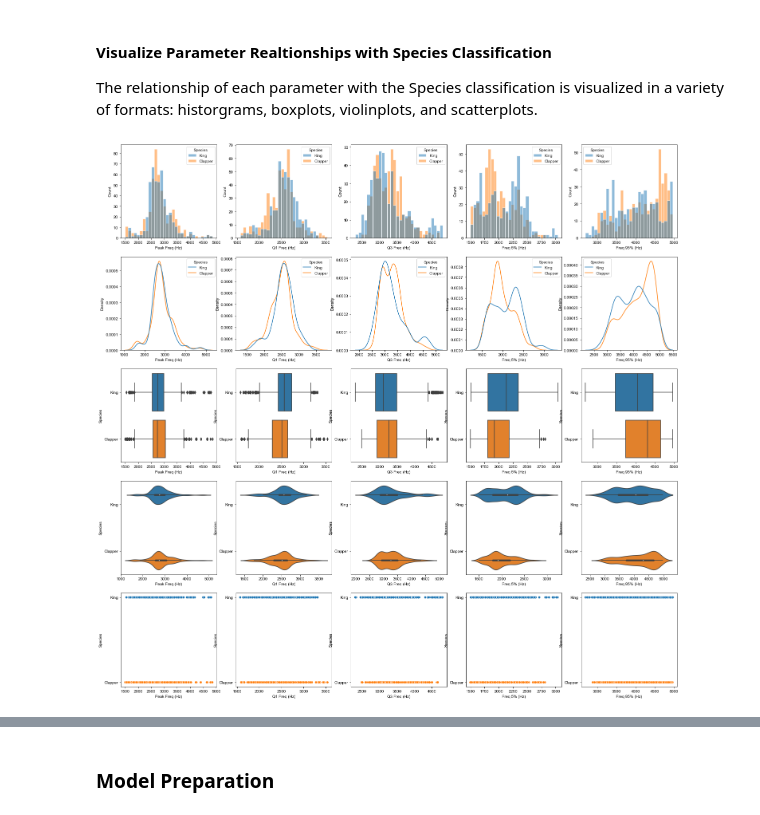
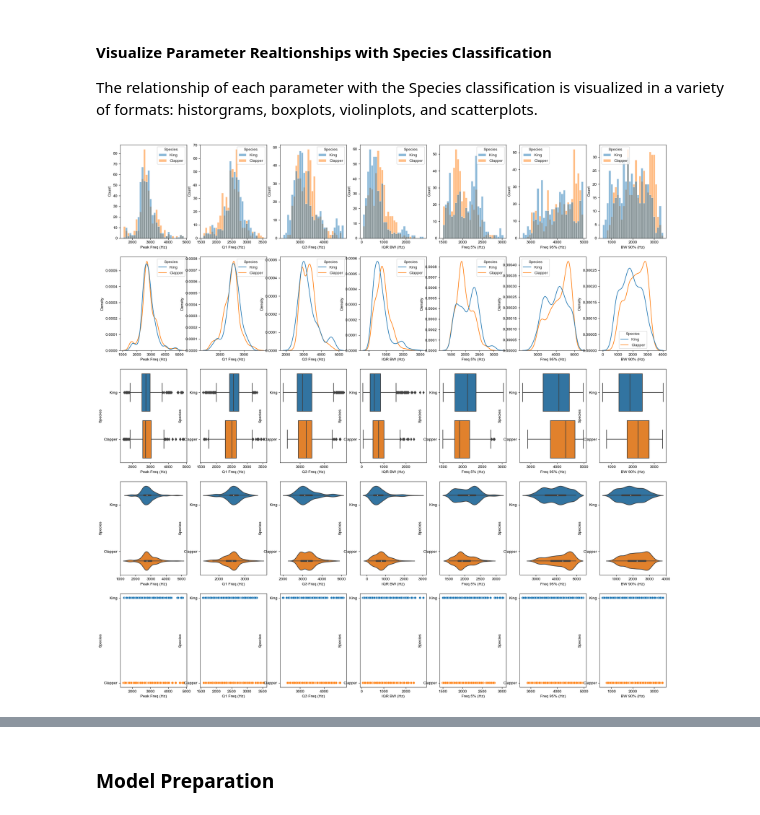
Before and after one commit to carl-schick-ds/rails, a Jupyter notebook: rails.ipynb, the cells around one changed output, grey strips where cells are left out. Saved outputs shown, nothing was run; the diff lists cells and outputs as text; code cells hidden in the pictures.

```diff
--- a/rails.ipynb
+++ b/rails.ipynb
@@ -176,3 +166,0 @@ Drop the Bandwidth (BW) columns due to their high correlation with other paramet
-# %%
-rails_df.drop(['IQR BW (Hz)', 'BW 90% (Hz)'], axis=1, inplace=True)
-display(rails_df.head())
@@ -191,19 +172,19 @@ The relationship of each parameter with the Species classification is visualized
 # %%
 feature_columns = rails_df.drop('Species', axis=1).columns.to_list()
 
-fig, axes = plt.subplots(5,5, figsize=(25,25))
+fig, axes = plt.subplots(5,len(feature_columns), figsize=(25,25))
 sns.set_style('whitegrid')
 
 for i in range(len(feature_columns)):
     sns.histplot(data=rails_df, x=feature_columns[i], bins = 30, hue='Species', ax=axes[0,i])
     sns.kdeplot(data=rails_df, x=feature_columns[i], hue='Species', ax=axes[1,i])
     sns.boxplot(data=rails_df, x=feature_columns[i], y='Species', ax=axes[2,i])
     sns.violinplot(data=rails_df, x=feature_columns[i], y='Species', hue='Species', legend=False, ax=axes[3,i])
     sns.scatterplot(data=rails_df, x=feature_columns[i], y='Species', hue='Species', legend=False, ax=axes[4,i])
 
 for i in range(len(axes[3])):
     axes[3,i].legend().remove()
 '';
 # %% [output]
-[figure, old version]
+[figure, new version]
 # %% [markdown]
```
Also changed, not shown: parts of 17 cells of this notebook.
